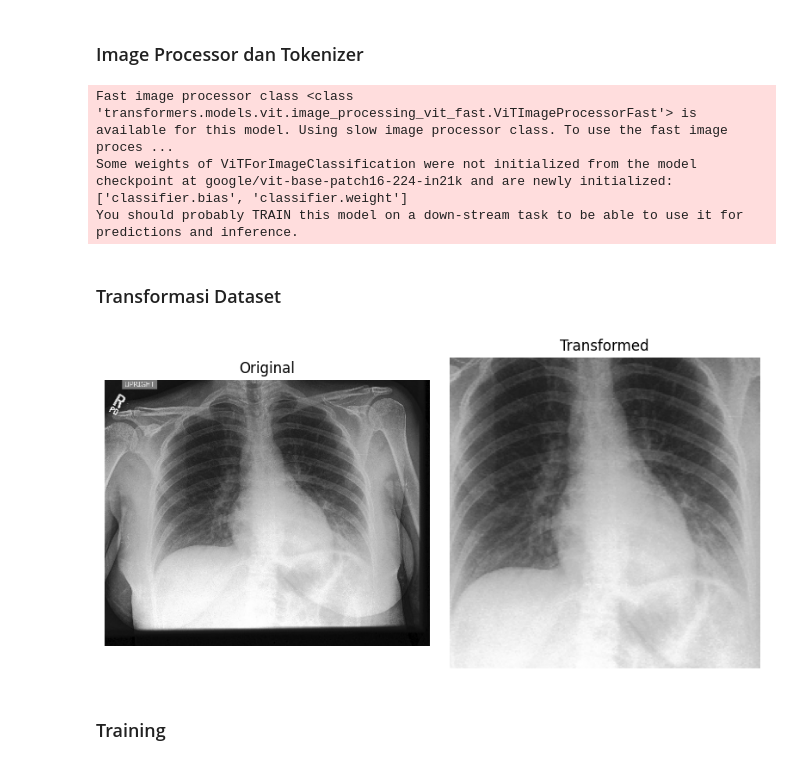
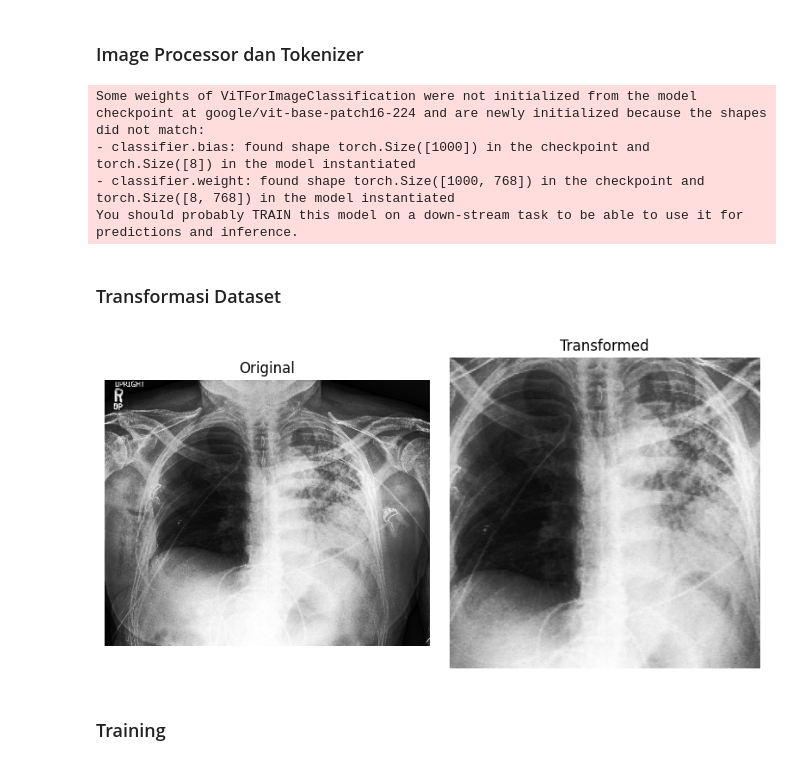
Before and after one commit to RafiHaqul/vit_multi_lung_class_HIDUP_JOKOWI, a Jupyter notebook: train_v3.ipynb, the cells around one changed output. Drawn from its saved outputs; the diff is of its cells as text; code cells hidden in the pictures.

```diff
--- a/train_v3.ipynb
+++ b/train_v3.ipynb
@@ -452,8 +536,8 @@ def balance_multilabel_combinations(data_list, label_columns, min_per_comb=100,
     return balanced_data
 
 # Ganti pemanggilan balancing
-train_df = balance_multilabel_combinations(train_df, label_columns=label_cols, min_per_comb=10000)
-valid_df = balance_multilabel_combinations(valid_df, label_columns=label_cols, min_per_comb=5000)
+train_df = balance_multilabel_combinations(train_df, label_columns=label_cols, min_per_comb=50)
+valid_df = balance_multilabel_combinations(valid_df, label_columns=label_cols, min_per_comb=50)
 # %%
 # Hitung distribusi label
 def multilabel_counts(data_list, label_columns):
@@ -506,7 +598,7 @@ plt.savefig('document/distribusi_label_balancing.png')
 from collections import Counter
 
 # Hitung min_count sebagai 50% dari jumlah maksimum label
-min_count = int(max(label_counter.values()) * 0.5)
+min_count = int(max(train_label_counts.values()) * 0.5)
 # Hitung jumlah data per label pada df2_clean
 
 # Hitung jumlah data per label pada df2_clean
@@ -519,13 +611,26 @@ labels_to_keep = [label for label, count in label_counter.items() if count >= mi
 print(f"Label yang dipertahankan (>= {min_count} data): {labels_to_keep}")
 
 # Hapus kolom label yang tidak dipertahankan dari setiap item
-filtered_df2_clean = []
+filtered_train_df = []
 for item in train_df:
     filtered_labels = [label for label in item['Labels'] if label in labels_to_keep]
     # Tetap tambahkan row, meskipun labelnya kosong
-    filtered_df2_clean.append({'Path': item['Path'], 'Labels': filtered_labels})
+    filtered_train_df.append({'Path': item['Path'], 'Labels': filtered_labels})
 
-print(f"Jumlah data sebelum filter: {len(df2_clean)}")
-print(f"Jumlah data setelah filter: {len(filtered_df2_clean)}")
+filtered_valid_df = []
+for item in valid_df:
+    filtered_labels = [label for label in item['Labels'] if label in labels_to_keep]
+    # Tetap tambahkan row, meskipun labelnya kosong
+    filtered_valid_df.append({'Path': item['Path'], 'Labels': filtered_labels})
+
+filtered_test_df = []
+for item in test_df:
+    filtered_labels = [label for label in item['Labels'] if label in labels_to_keep]
+    # Tetap tambahkan row, meskipun labelnya kosong
+    filtered_test_df.append({'Path': item['Path'], 'Labels': filtered_labels})
+
+print(f"Jumlah data train_df: {len(train_df)} menjadi {len(filtered_train_df)}")
+print(f"Jumlah data valid_df: {len(valid_df)} menjadi {len(filtered_valid_df)}")
+print(f"Jumlah data test_df: {len(test_df)} menjadi {len(filtered_test_df)}")
 print(f"Label yang digunakan: {labels_to_keep}")
 # %% [output]
@@ -629,15 +762,15 @@ class CheXpertDataset(Dataset):
 # %% [markdown]
 ### Image Processor dan Tokenizer
 # %%
-model_name = "google/vit-base-patch16-224-in21k"  # Ganti dengan model yang sesuai
-processor = AutoImageProcessor.from_pretrained(model_name)
+model_name = "google/vit-base-patch16-224"  # Ganti dengan model yang sesuai
+processor = AutoImageProcessor.from_pretrained(model_name, use_fast=True)
 model = ViTForImageClassification.from_pretrained(
     model_name,
     num_labels=len(label2id),
     id2label=id2label,
     label2id=label2id,
     problem_type="multi_label_classification",
-    ignore_mismatched_sizes=True  # This will ignore the classifier head size mismatch
+    ignore_mismatched_sizes=True,  # This will ignore the classifier head size mismatch
 )
 
 def collate_fn(batch):
@@ -645,8 +778,9 @@ def collate_fn(batch):
     labels = torch.stack([item["Labels"] for item in batch])
     return {"pixel_values": pixel_values, "labels": labels}
 # %% [output]
-Fast image processor class <class 'transformers.models.vit.image_processing_vit_fast.ViTImageProcessorFast'> is available for this model. Using slow image processor class. To use the fast image proces ...
-Some weights of ViTForImageClassification were not initialized from the model checkpoint at google/vit-base-patch16-224-in21k and are newly initialized: ['classifier.bias', 'classifier.weight']
+Some weights of ViTForImageClassification were not initialized from the model checkpoint at google/vit-base-patch16-224 and are newly initialized because the shapes did not match:
+- classifier.bias: found shape torch.Size([1000]) in the checkpoint and torch.Size([8]) in the model instantiated
+- classifier.weight: found shape torch.Size([1000, 768]) in the checkpoint and torch.Size([8, 768]) in the model instantiated
 You should probably TRAIN this model on a down-stream task to be able to use it for predictions and inference.
 # %% [markdown]
 ### Transformasi Dataset
@@ -681,35 +820,37 @@ lung_datasets = {
 import numpy as np
 
 # Preview hasil transformasi pada satu gambar dari train_df
 import matplotlib.pyplot as plt
 
-sample = train_df[0]
+# sample = train_df[0]
+sample = random.choice(filtered_train_df)  # Ambil sampel acak dari train_df
 img_path = sample['Path']
 original_image = Image.open(img_path).convert("RGB")
 transformed_image = train_transform(original_image)
 
 # Convert tensor to numpy for visualization
 def tensor_to_image(tensor):
     img = tensor.clone().detach().cpu().numpy()
     img = np.transpose(img, (1, 2, 0))  # CHW to HWC
     img = img * np.array(processor.image_std) + np.array(processor.image_mean)  # unnormalize
     img = np.clip(img, 0, 1)
     return img
 
 plt.figure(figsize=(8, 4))
 plt.subplot(1, 2, 1)
 plt.imshow(original_image)
 plt.title("Original")
 plt.axis('off')
 
 plt.subplot(1, 2, 2)
 plt.imshow(tensor_to_image(transformed_image))
 plt.title("Transformed")
 plt.axis('off')
 plt.tight_layout()
+plt.savefig('document/transform_preview.png')
 plt.show()
 # %% [output]
-[figure, old version]
+[figure, new version]
 # %%
 def compute_metrics(pred):
     logits, labels = pred
```
Also changed, not shown: parts of 31 cells of this notebook, 8 other files.
